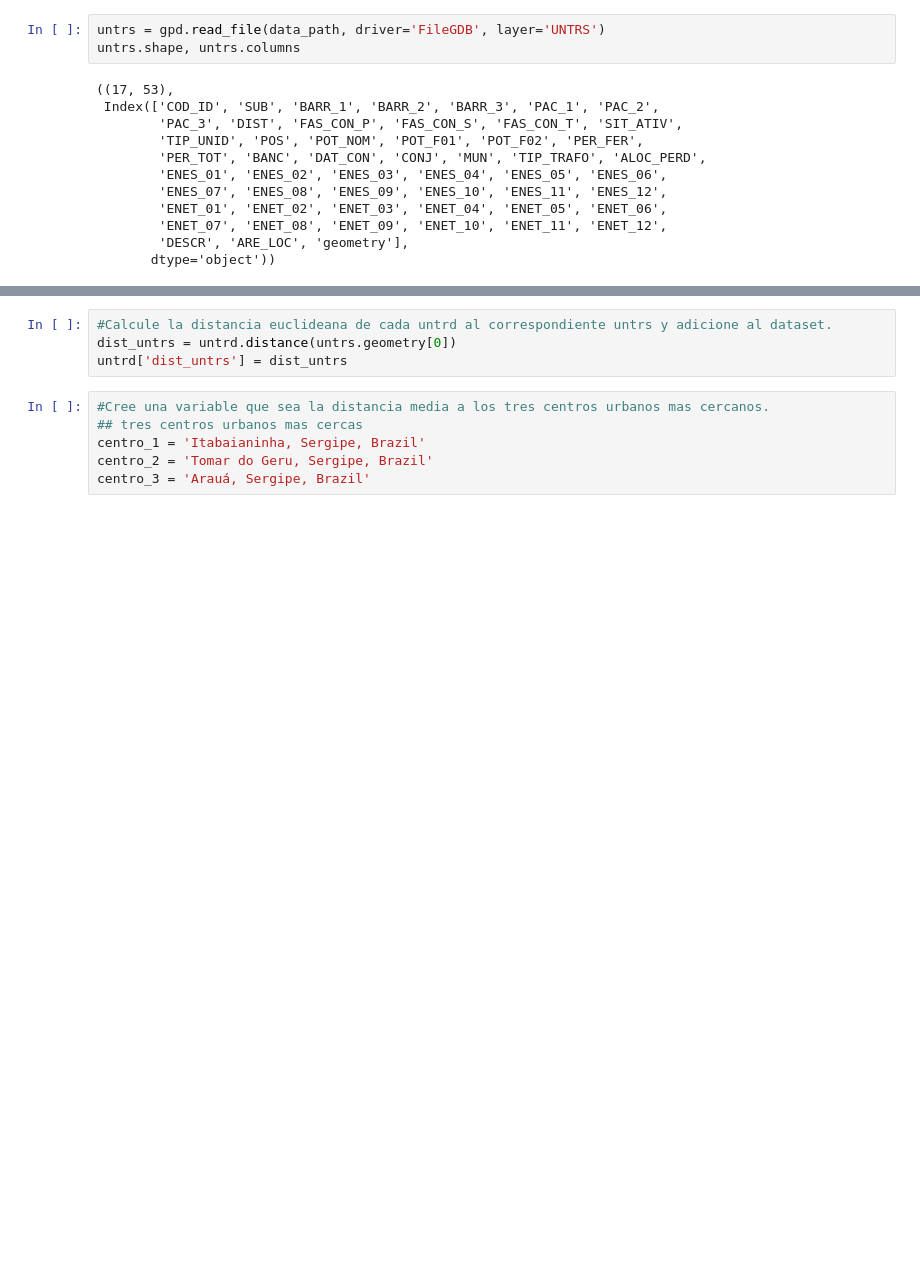
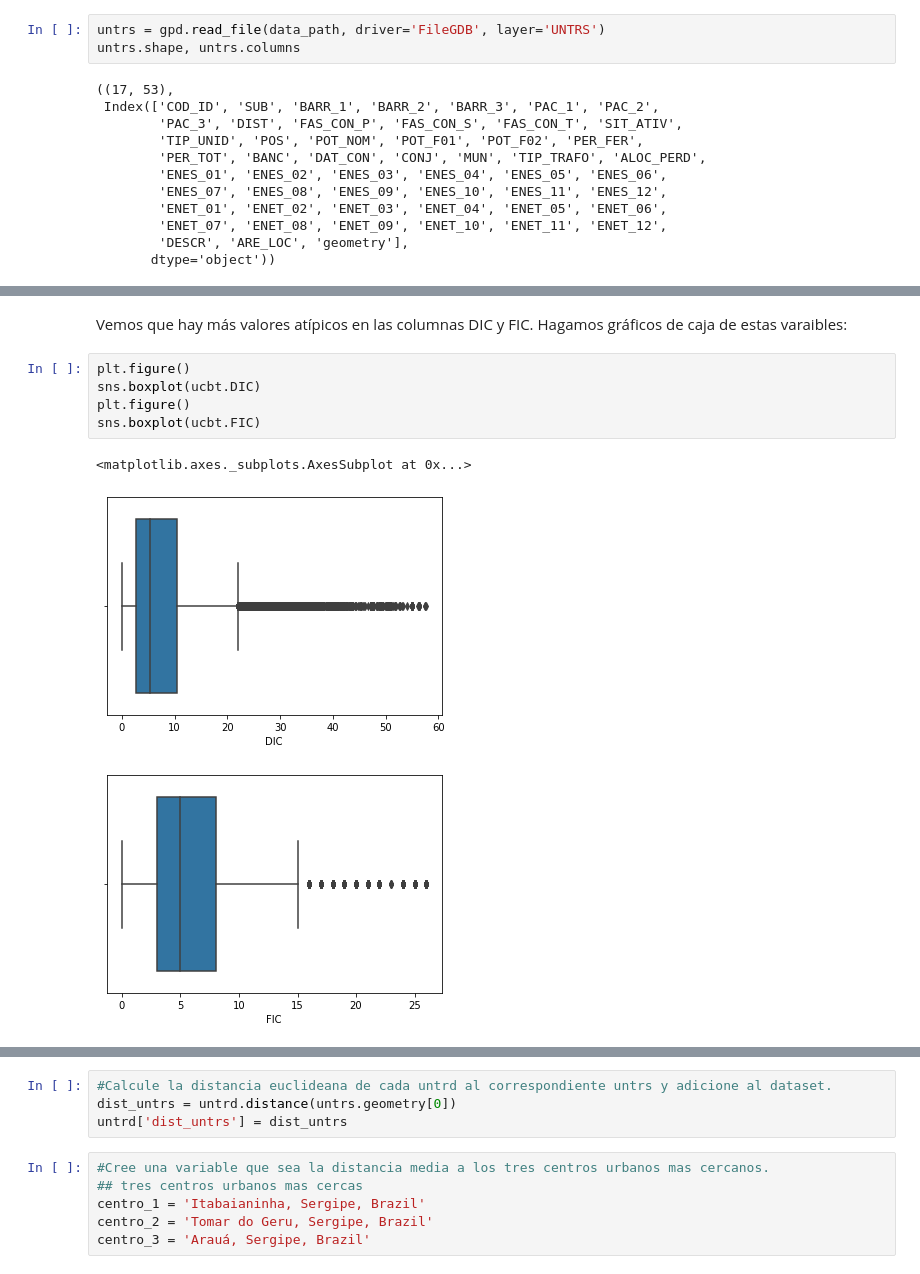
Before and after one commit to georeference-ML-mentoria/AnalisisYCuracion-, a Jupyter notebook: Practico_AyC.ipynb, the cells around one changed output, grey strips where cells are left out. Drawn from its saved outputs; the diff is of its cells as text; blank space fills up the shorter version.

```diff
--- a/Practico_AyC.ipynb
+++ b/Practico_AyC.ipynb
@@ -84,0 +174,11 @@ ucbt.columns, ucbt.columns
+# %% [markdown]
+Vemos que hay más valores atípicos en las columnas DIC y FIC. Hagamos gráficos de caja de estas varaibles:
+# %%
+plt.figure()
+sns.boxplot(ucbt.DIC)
+plt.figure()
+sns.boxplot(ucbt.FIC)
+# %% [output]
+<matplotlib.axes._subplots.AxesSubplot at 0x...>
+[figure, added]
+[figure, added]
```
Also changed, not shown: parts of 76 cells of this notebook.
